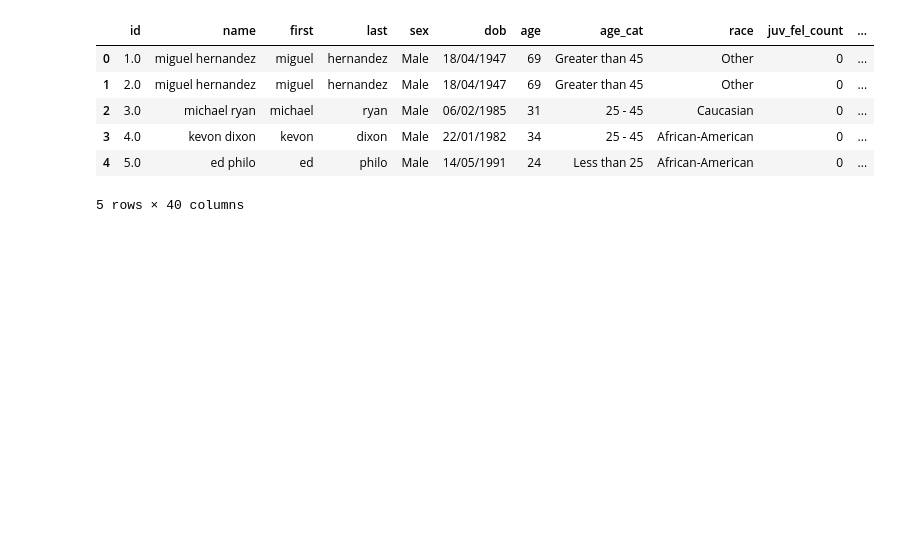
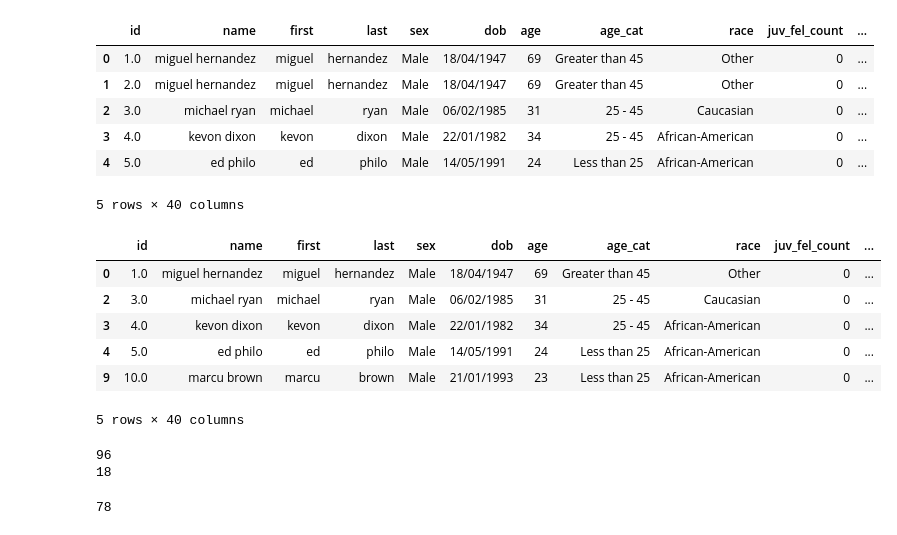
Before and after one commit to chance-roberts/DATA6550-Bias, a Jupyter notebook: Code/Roberts/RobertsC_Module1_Bias.ipynb, the cells around one changed output. Drawn from its saved outputs; the diff is of its cells as text; code cells hidden in the pictures; blank space fills up the shorter version.

```diff
--- a/Code/Roberts/RobertsC_Module1_Bias.ipynb
+++ b/Code/Roberts/RobertsC_Module1_Bias.ipynb
@@ -18,3 +18,25 @@ df.head()
 | 3 | 4.0 | kevon dixon | kevon | dixon | Male | 22/01/1982 | 34 | 25 - 45 | African-American | 0 | ... |
 | 4 | 5.0 | ed philo | ed | philo | Male | 14/05/1991 | 24 | Less than 25 | African-American | 0 | ... |
 5 rows × 40 columns
+# %%
+#Drop duplicate rows based on the 'name' column
+df_non_dup = df.drop_duplicates(subset='name')
+# %%
+df_non_dup.head()
+# %% [output]
+|  | id | name | first | last | sex | dob | age | age_cat | race | juv_fel_count | ... |
+| 0 | 1.0 | miguel hernandez | miguel | hernandez | Male | 18/04/1947 | 69 | Greater than 45 | Other | 0 | ... |
+| 2 | 3.0 | michael ryan | michael | ryan | Male | 06/02/1985 | 31 | 25 - 45 | Caucasian | 0 | ... |
+| 3 | 4.0 | kevon dixon | kevon | dixon | Male | 22/01/1982 | 34 | 25 - 45 | African-American | 0 | ... |
+| 4 | 5.0 | ed philo | ed | philo | Male | 14/05/1991 | 24 | Less than 25 | African-American | 0 | ... |
+| 9 | 10.0 | marcu brown | marcu | brown | Male | 21/01/1993 | 23 | Less than 25 | African-American | 0 | ... |
+5 rows × 40 columns
+# %%
+#Calculate the range in values for 'age' column
+print(df_non_dup['age'].max())
+print(df_non_dup['age'].min())
+df_non_dup['age'].max() - df_non_dup['age'].min()
+# %% [output]
+96
+18
+78
```
Also changed, not shown: parts of 8 cells of this notebook, 2 other files.
